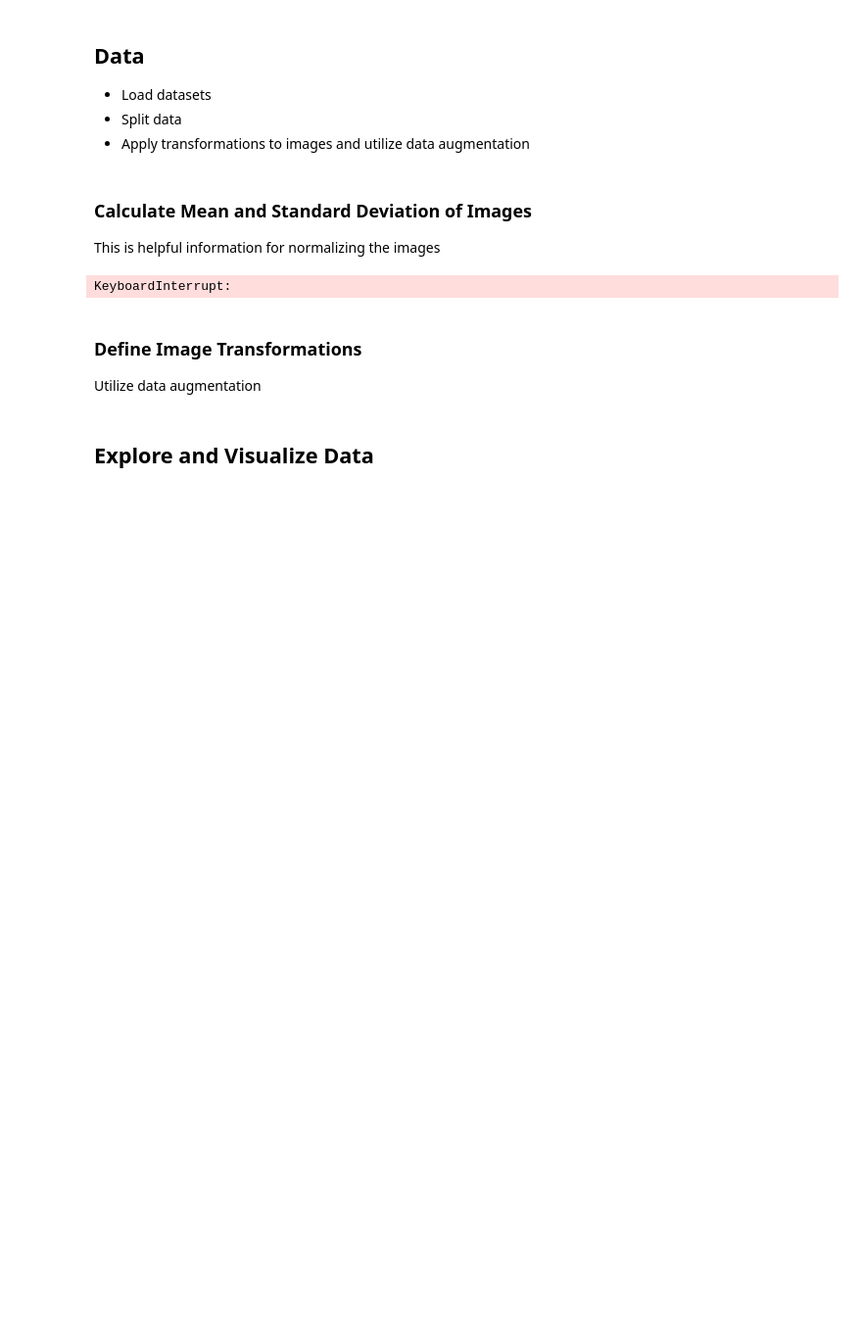
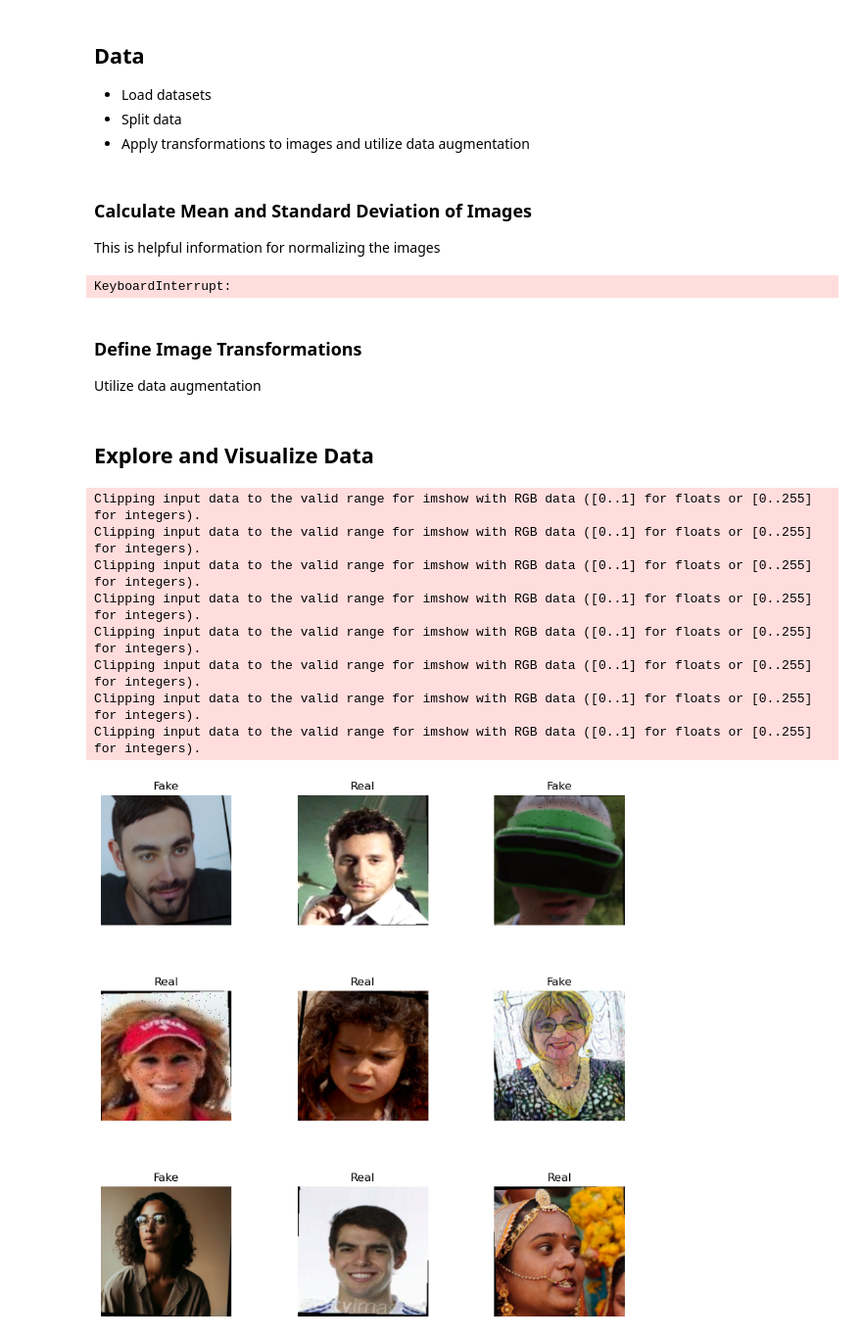
Before and after one commit to JacobHeldt/SyntheticEye, a Jupyter notebook: notebooks/argus.ipynb, the cells around one changed output. Shown: that part at 98% size. Cells and saved outputs as stored; diff of their text form; code cells hidden in the pictures; blank space fills up the shorter version.

Commit message:
Make show_img() a helper function and use it for argus

```diff
--- a/notebooks/argus.ipynb
+++ b/notebooks/argus.ipynb
@@ -206,6 +208,10 @@ print(mean)
 print(std)
 # %% [output]
 KeyboardInterrupt:
+# %%
+# Mean and standard deviation for normalization
+mean = [0.472, 0.444, 0.403]
+std = [0.221, 0.217, 0.212]
 # %% [markdown]
 ### Define Image Transformations
 Utilize data augmentation
@@ -225,7 +231,7 @@ class AlbumentationsTransform:
 
         # Convert augmented image to a tensor and normalize pixel values
         augmented = self.transform(image=img)
-        img_tensor = torch.from_numpy(augmented['image'].transpose(2, 0, 1)).float() / 255.0
+        img_tensor = torch.from_numpy(augmented['image'].transpose(2, 0, 1)).float()
         return img_tensor
 # %%
 class TorchvisionBridge:
@@ -248,8 +254,8 @@ train_transform = A.Compose([
     A.HorizontalFlip(p=0.5),
     A.RandomBrightnessContrast(brightness_limit=0.1, contrast_limit=0.1, p=0.25),
     A.Rotate(limit=10, p=0.5),
-    A.Normalize(mean=[0.472, 0.444, 0.403], std=[0.221, 0.217, 0.212]),
     A.PixelDropout(dropout_prob=0.01, p=0.3),
+    A.Normalize(mean=mean, std=std),
 ])
 # Torchvision transformations
 train_torchvision_transform = transforms.Compose([
@@ -346,3 +352,17 @@ val_loader = DataLoader(val_dataset, batch_size=batch_size, shuffle=False)
 test_loader = DataLoader(test_dataset, batch_size=batch_size, shuffle=False)
 # %% [markdown]
 ## Explore and Visualize Data
+# %%
+# Show a few images from the train dataset
+from helper_functions import show_img
+show_img(train_loader, class_names=full_dataset.classes, mean=mean, std=std)
+# %% [output]
+Clipping input data to the valid range for imshow with RGB data ([0..1] for floats or [0..255] for integers).
+Clipping input data to the valid range for imshow with RGB data ([0..1] for floats or [0..255] for integers).
+Clipping input data to the valid range for imshow with RGB data ([0..1] for floats or [0..255] for integers).
+Clipping input data to the valid range for imshow with RGB data ([0..1] for floats or [0..255] for integers).
+Clipping input data to the valid range for imshow with RGB data ([0..1] for floats or [0..255] for integers).
+Clipping input data to the valid range for imshow with RGB data ([0..1] for floats or [0..255] for integers).
+Clipping input data to the valid range for imshow with RGB data ([0..1] for floats or [0..255] for integers).
+Clipping input data to the valid range for imshow with RGB data ([0..1] for floats or [0..255] for integers).
+[figure, added]
```
Also changed, not shown: parts of 2 cells of this notebook, 2 other files.
